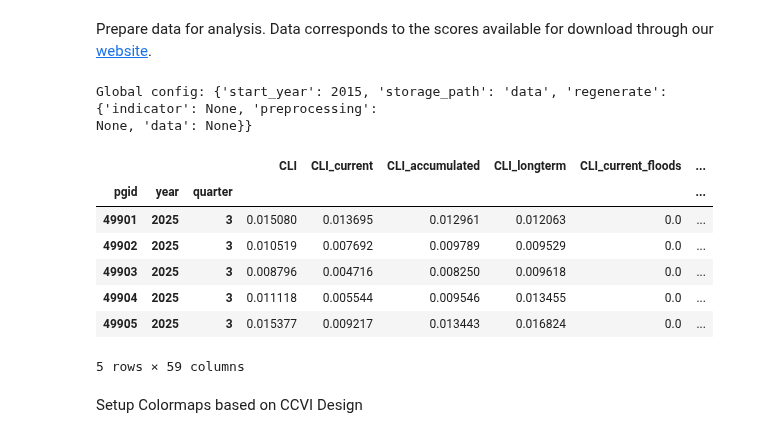
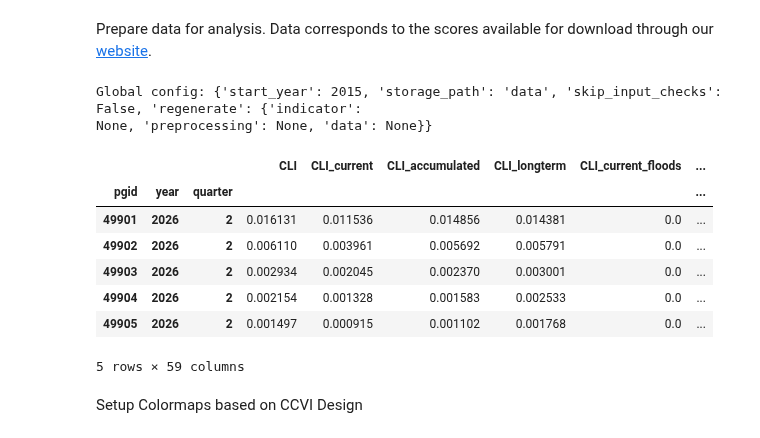
Before and after one commit to ccew-unibw/ccvi-data, a Jupyter notebook: paper/ccvi_paper_analysis.ipynb, the cells around one changed output. Saved outputs shown, nothing was run; the diff lists cells and outputs as text; code cells hidden in the pictures.

```diff
--- a/paper/ccvi_paper_analysis.ipynb
+++ b/paper/ccvi_paper_analysis.ipynb
@@ -44,28 +30,31 @@ Prepare data for analysis. Data corresponds to the scores available for download
 # %%
 # setup
 config = ConfigParser()
 fp = config.get_global_config()["storage_path"]
 
-# manually load and merge data
-df_scores = pd.read_parquet(os.path.join(fp, 'output/2025_Q3/ccvi_scores_2025_Q3.parquet'))
-df_exp = pd.read_parquet(os.path.join(fp, 'output/exposure.parquet'))
+# load and merge data - these files correspond to the data available @ https://climate-conflict.org/data/download/2026-2/ccvi-full-2026-2.zip
+df_scores = pd.read_parquet(os.path.join(fp, 'output/tool/2026_Q2/ccvi_scores.parquet'))
+df_scores = df_scores[[c for c in df_scores.columns if not (c.endswith("_raw") or c.endswith("_exposure"))]]
+df_exp = pd.read_parquet(os.path.join(fp, 'output/tool/2026_Q2/exposure_layers.parquet'))
 df_full = pd.merge(df_scores, df_exp[["EXP_pop_density", "EXP_pop_density_raw"]], how='left', left_index=True, right_index=True)
 
 # select quarter for analysis and forward fill scores
 imp = PanelImputer(location_index="pgid", time_index=["year", "quarter"], imputation_method="ffill")
 df_full = imp.fit_transform(df_full)
-df = df_full.loc[(slice(None), 2025, 3), : ]
+
+# we use the latest quarter for most of this
+df = df_full.loc[(slice(None), 2026, 2), : ]
 df.head()
 # %% [output]
-Global config: {'start_year': 2015, 'storage_path': 'data', 'regenerate': {'indicator': None, 'preprocessing':
-None, 'data': None}}
+Global config: {'start_year': 2015, 'storage_path': 'data', 'skip_input_checks': False, 'regenerate': {'indicator':
+None, 'preprocessing': None, 'data': None}}
 |  |  |  | CLI | CLI_current | CLI_accumulated | CLI_longterm | CLI_current_floods | ... |
 | pgid | year | quarter |  |  |  |  |  | ... |
-| 49901 | 2025 | 3 | 0.015080 | 0.013695 | 0.012961 | 0.012063 | 0.0 | ... |
-| 49902 | 2025 | 3 | 0.010519 | 0.007692 | 0.009789 | 0.009529 | 0.0 | ... |
-| 49903 | 2025 | 3 | 0.008796 | 0.004716 | 0.008250 | 0.009618 | 0.0 | ... |
-| 49904 | 2025 | 3 | 0.011118 | 0.005544 | 0.009546 | 0.013455 | 0.0 | ... |
-| 49905 | 2025 | 3 | 0.015377 | 0.009217 | 0.013443 | 0.016824 | 0.0 | ... |
+| 49901 | 2026 | 2 | 0.016131 | 0.011536 | 0.014856 | 0.014381 | 0.0 | ... |
+| 49902 | 2026 | 2 | 0.006110 | 0.003961 | 0.005692 | 0.005791 | 0.0 | ... |
+| 49903 | 2026 | 2 | 0.002934 | 0.002045 | 0.002370 | 0.003001 | 0.0 | ... |
+| 49904 | 2026 | 2 | 0.002154 | 0.001328 | 0.001583 | 0.002533 | 0.0 | ... |
+| 49905 | 2026 | 2 | 0.001497 | 0.000915 | 0.001102 | 0.001768 | 0.0 | ... |
 5 rows × 59 columns
 # %% [markdown]
 Setup Colormaps based on CCVI Design
```
Also changed, not shown: parts of 18 cells of this notebook, 22 other files.
